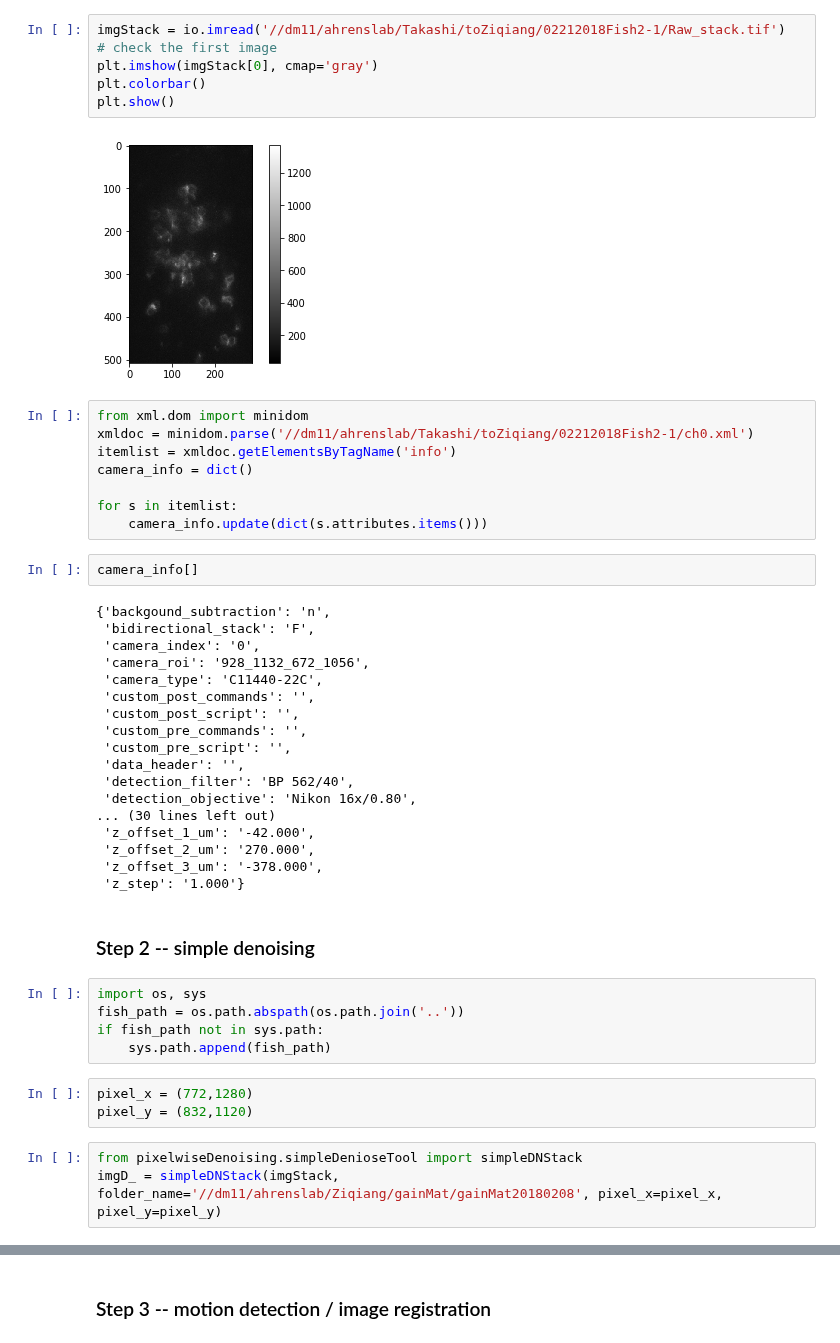
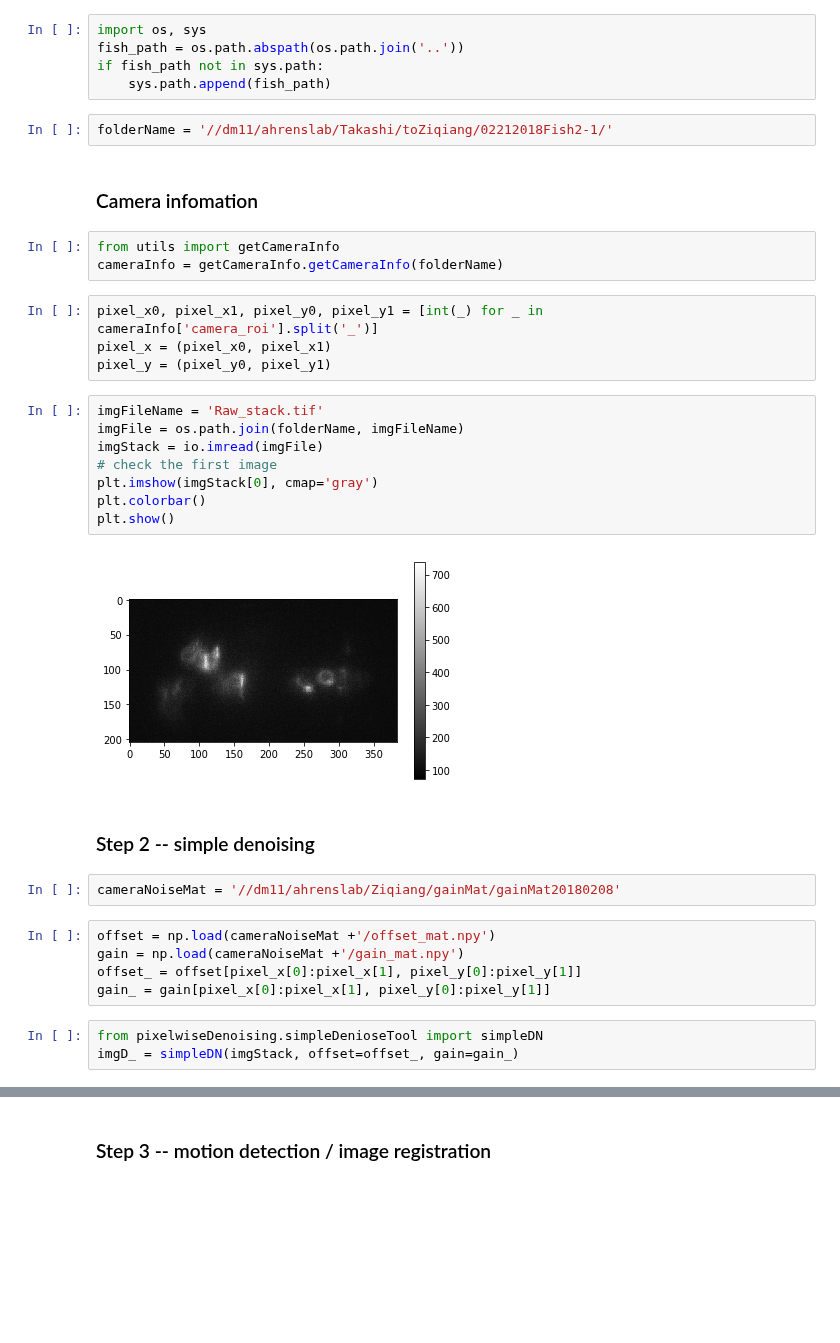
Before and after one commit to zqwei/fish_processing, a Jupyter notebook: notebooks/pixelNoise_motionCorrection.ipynb, the cells around one changed output, grey strips where cells are left out. Saved outputs shown, nothing was run; the diff lists cells and outputs as text; blank space fills up the shorter version.

Commit message:
update simpleDN code for 3d and 4d data

```diff
--- a/notebooks/pixelNoise_motionCorrection.ipynb
+++ b/notebooks/pixelNoise_motionCorrection.ipynb
@@ -12,55 +7,44 @@
 import numpy as np
 import matplotlib.pyplot as plt
 from skimage import io
+# %%
+import os, sys
+fish_path = os.path.abspath(os.path.join('..'))
+if fish_path not in sys.path:
+    sys.path.append(fish_path)
+# %%
+folderName = '//dm11/ahrenslab/Takashi/toZiqiang/02212018Fish2-1/'
+# %% [markdown]
+### Camera infomation
+# %%
+from utils import getCameraInfo
+cameraInfo = getCameraInfo.getCameraInfo(folderName)
+# %%
+pixel_x0, pixel_x1, pixel_y0, pixel_y1 = [int(_) for _ in cameraInfo['camera_roi'].split('_')]
+pixel_x = (pixel_x0, pixel_x1)
+pixel_y = (pixel_y0, pixel_y1)
 # %%
-imgStack = io.imread('//dm11/ahrenslab/Takashi/toZiqiang/02212018Fish2-1/Raw_stack.tif')
+imgFileName = 'Raw_stack.tif'
+imgFile = os.path.join(folderName, imgFileName)
+imgStack = io.imread(imgFile)
 # check the first image
 plt.imshow(imgStack[0], cmap='gray')
 plt.colorbar()
 plt.show()
 # %% [output]
-[figure, old version]
+[figure, new version]
-# %%
-from xml.dom import minidom
-xmldoc = minidom.parse('//dm11/ahrenslab/Takashi/toZiqiang/02212018Fish2-1/ch0.xml')
-itemlist = xmldoc.getElementsByTagName('info')
-camera_info = dict()
-
-for s in itemlist:
-    camera_info.update(dict(s.attributes.items()))
-# %%
-camera_info[]
-# %% [output]
-{'backgound_subtraction': 'n',
- 'bidirectional_stack': 'F',
- 'camera_index': '0',
- 'camera_roi': '928_1132_672_1056',
- 'camera_type': 'C11440-22C',
- 'custom_post_commands': '',
- 'custom_post_script': '',
- 'custom_pre_commands': '',
- 'custom_pre_script': '',
- 'data_header': '',
- 'detection_filter': 'BP 562/40',
- 'detection_objective': 'Nikon 16x/0.80',
-... (30 lines left out)
- 'z_offset_1_um': '-42.000',
- 'z_offset_2_um': '270.000',
- 'z_offset_3_um': '-378.000',
- 'z_step': '1.000'}
 # %% [markdown]
 ### Step 2 -- simple denoising
-# %%
-import os, sys
-fish_path = os.path.abspath(os.path.join('..'))
-if fish_path not in sys.path:
-    sys.path.append(fish_path)
-# %%
-pixel_x = (772,1280)
-pixel_y = (832,1120)
-# %%
-from pixelwiseDenoising.simpleDenioseTool import simpleDNStack
-imgD_ = simpleDNStack(imgStack, folder_name='//dm11/ahrenslab/Ziqiang/gainMat/gainMat20180208', pixel_x=pixel_x, pixel_y=pixel_y)
+# %%
+cameraNoiseMat = '//dm11/ahrenslab/Ziqiang/gainMat/gainMat20180208'
+# %%
+offset = np.load(cameraNoiseMat +'/offset_mat.npy')
+gain = np.load(cameraNoiseMat +'/gain_mat.npy')
+offset_ = offset[pixel_x[0]:pixel_x[1], pixel_y[0]:pixel_y[1]]
+gain_ = gain[pixel_x[0]:pixel_x[1], pixel_y[0]:pixel_y[1]]
+# %%
+from pixelwiseDenoising.simpleDenioseTool import simpleDN
+imgD_ = simpleDN(imgStack, offset=offset_, gain=gain_)
 # %%
 plt.imshow(imgD_[0], cmap='gray')
 plt.colorbar()
```
Also changed, not shown: parts of 4 cells of this notebook, 2 other files.
